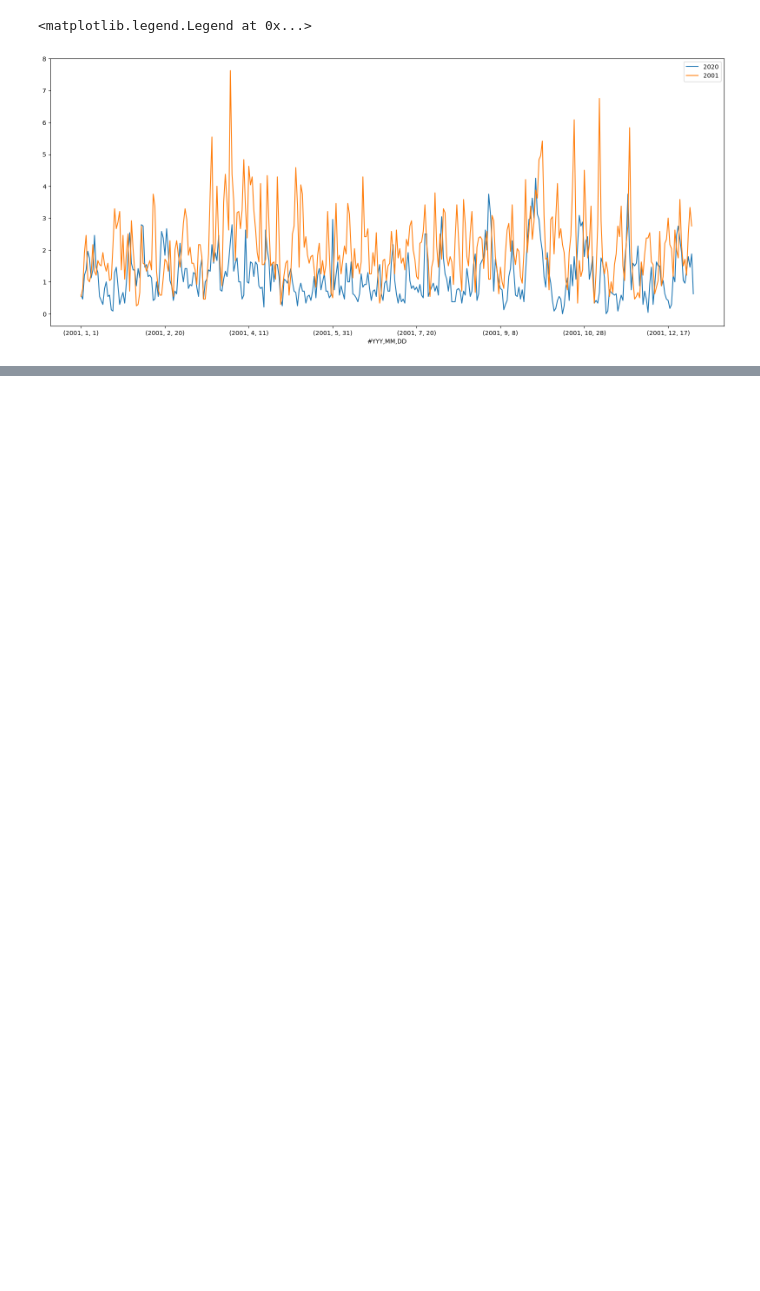
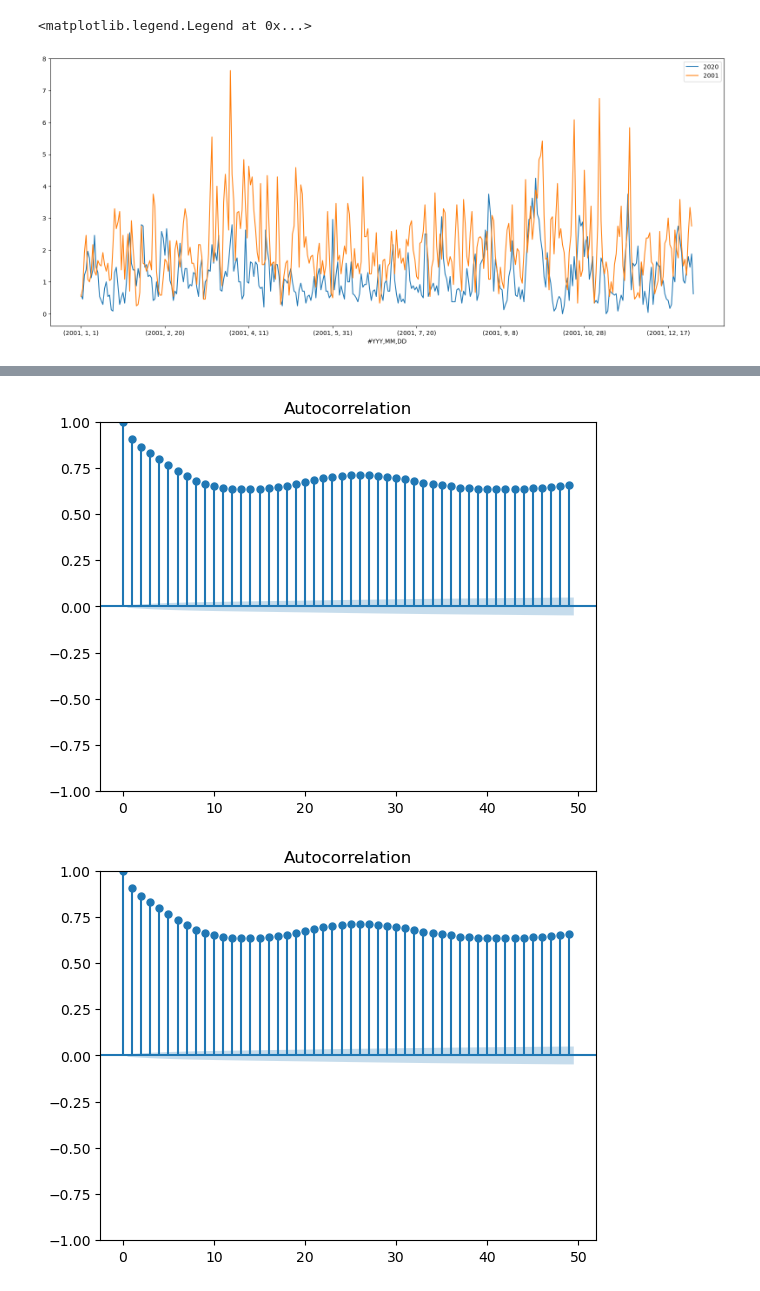
Before and after one commit to Jack-brewster/arctic-forecasting, a Jupyter notebook: analysis.ipynb, the cells around one changed output, grey strips where cells are left out. Saved outputs shown, nothing was run; the diff lists cells and outputs as text; code cells hidden in the pictures; blank space fills up the shorter version.

```diff
--- a/analysis.ipynb
+++ b/analysis.ipynb
@@ -39,3 +91,9 @@ SyntaxError: invalid syntax (1639520174.py, line 1)
+# %%
+#this block plots information needed for sarimax parameters
+plot_acf(sndata['SS#'])
+# %% [output]
+[figure, added]
+[figure, added]
 # %%
 mod = sm.tsa.statespace.SARIMAX(monthly_avgs, order=(3,0,10), seasonal_order=(1, 1, 0, 43))#originally included order, seasonal_order
 res = mod.fit(disp=False)
```
Also changed, not shown: parts of 10 cells of this notebook.
